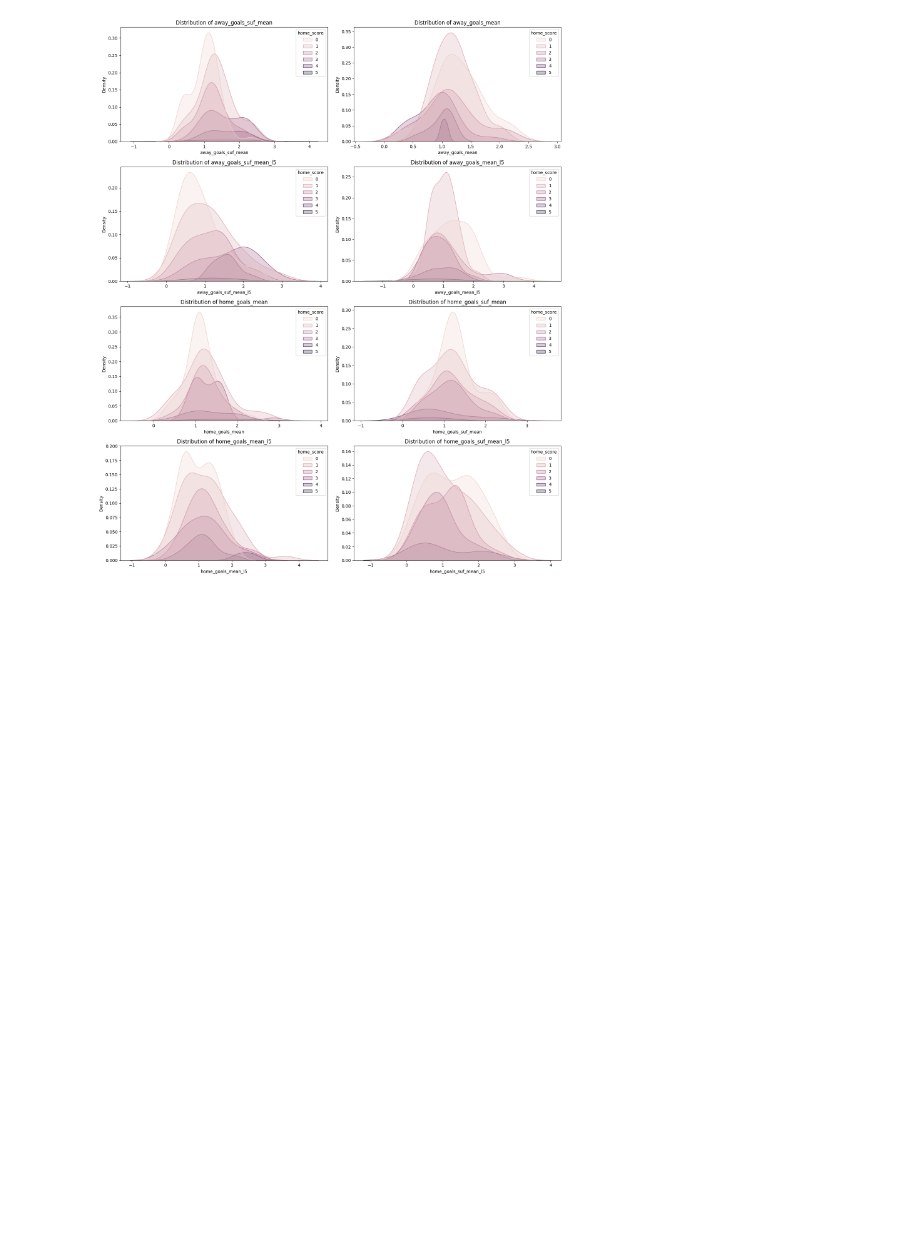
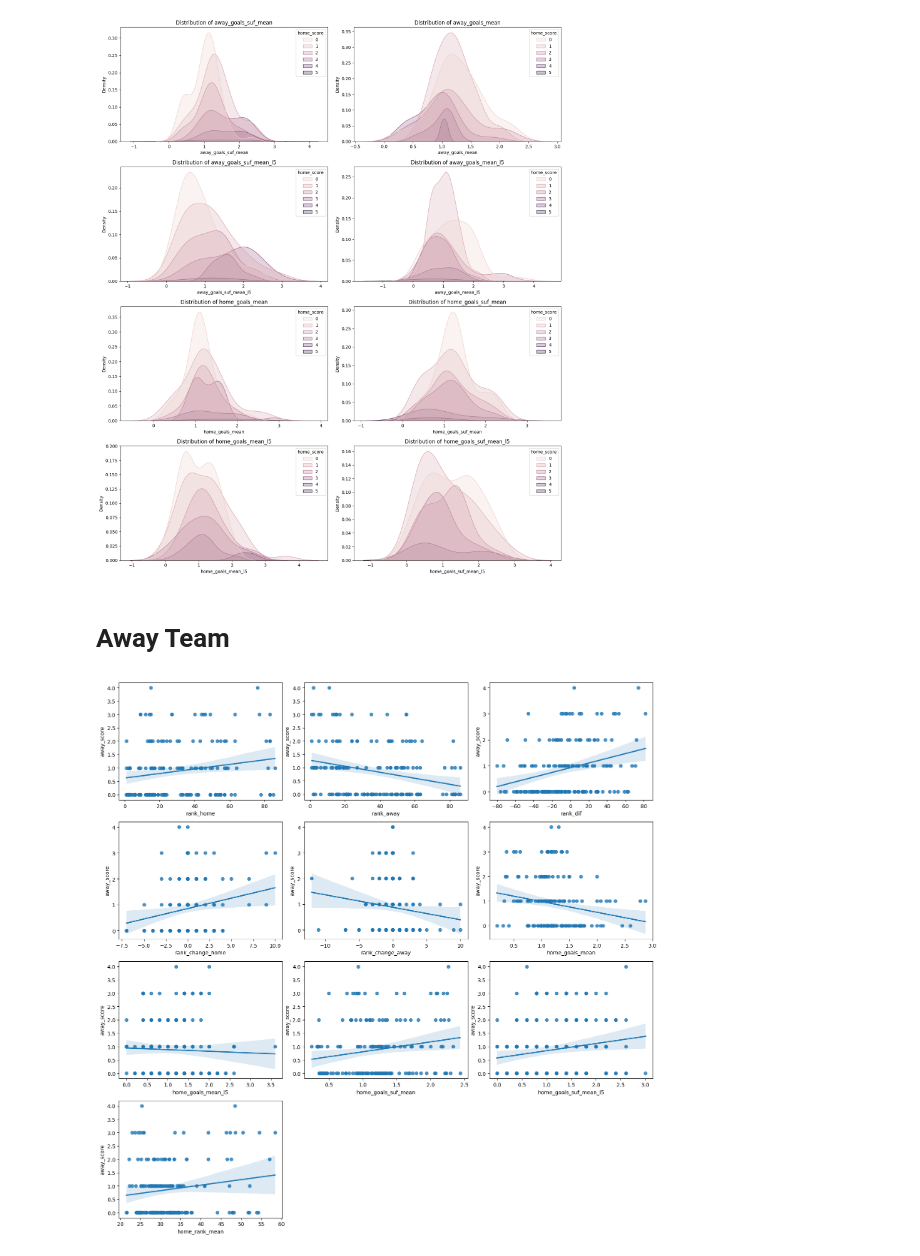
Before and after one commit to kidnixt/penca2k24, a Jupyter notebook: data_analysis.ipynb, the cells around one changed output. Cells and saved outputs as stored; diff of their text form; code cells hidden in the pictures; blank space fills up the shorter version.

Commit message:
data analysis away team finished

```diff
--- a/data_analysis.ipynb
+++ b/data_analysis.ipynb
@@ -188,3 +188,27 @@ new_folder_path = os.path.join(datasets_folder, folder_name)
 os.makedirs(new_folder_path, exist_ok=True)
 
 df_model[["home_score"]+home_columns].to_csv('./datasets/created/home_db.csv',index=False)
+# %% [markdown]
+# Away Team
+# %%
+target = 'away_score'
+# %%
+df_feats = df_model[[target] + possible_features]
+# %%
+num_cols = 3
+
+fig, axes = plt.subplots(nrows=int(len(possible_features[:10])/num_cols) + 1, ncols=num_cols, figsize=(15, 15))
+plt.subplots_adjust(wspace=0.4, hspace=0.6)
+
+for i, feature in enumerate(possible_features[:10]):
+    row = i // num_cols
+    col = i % num_cols
+    sns.regplot(x=feature, y=target, data=df_feats, ax=axes[row, col])
+
+for j in range(i + 1, len(axes.flatten())):
+    fig.delaxes(axes.flatten()[j])
+
+fig.tight_layout()
+plt.show()
+# %% [output]
+[figure, added]
```
Also changed, not shown: parts of 6 cells of this notebook, 1 other file.
